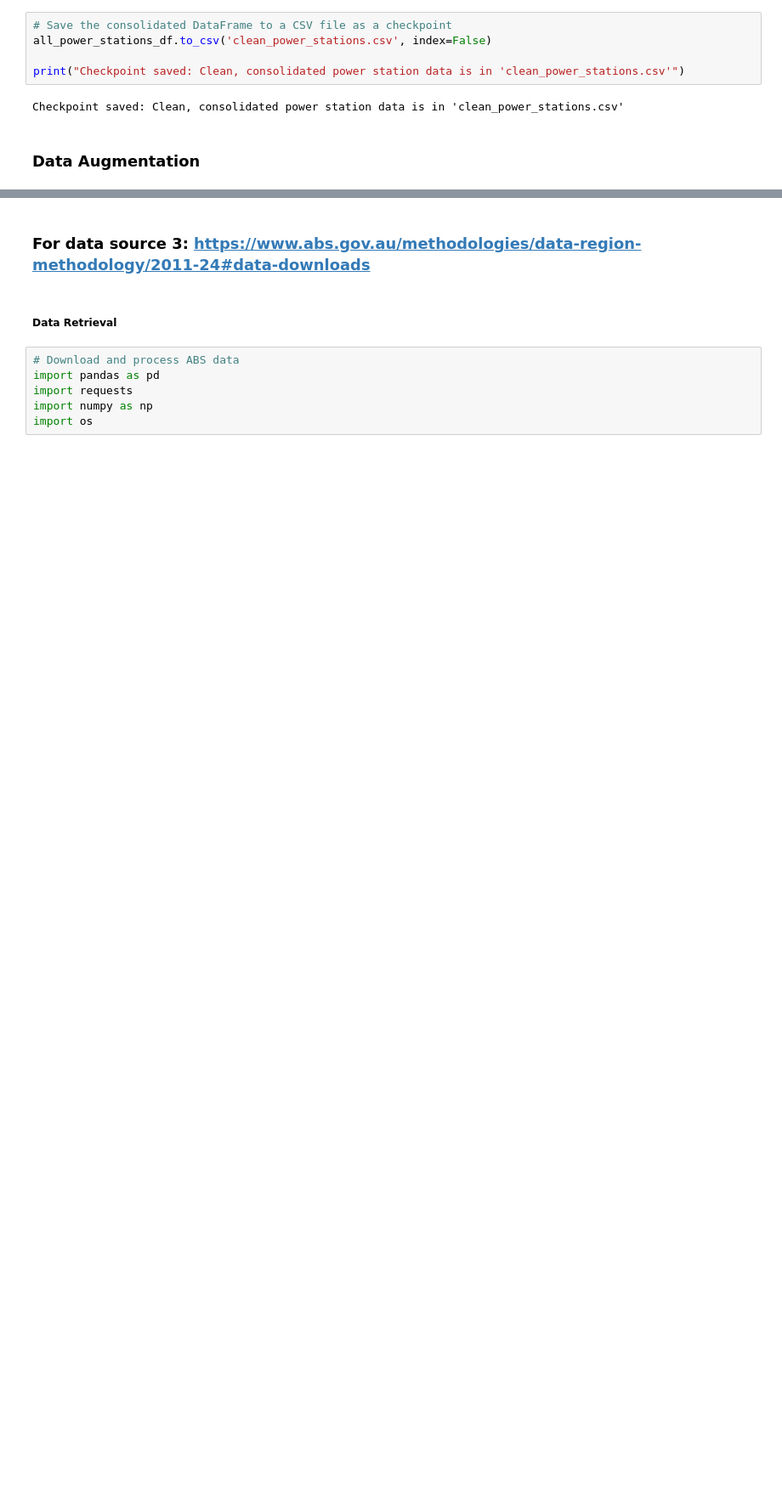
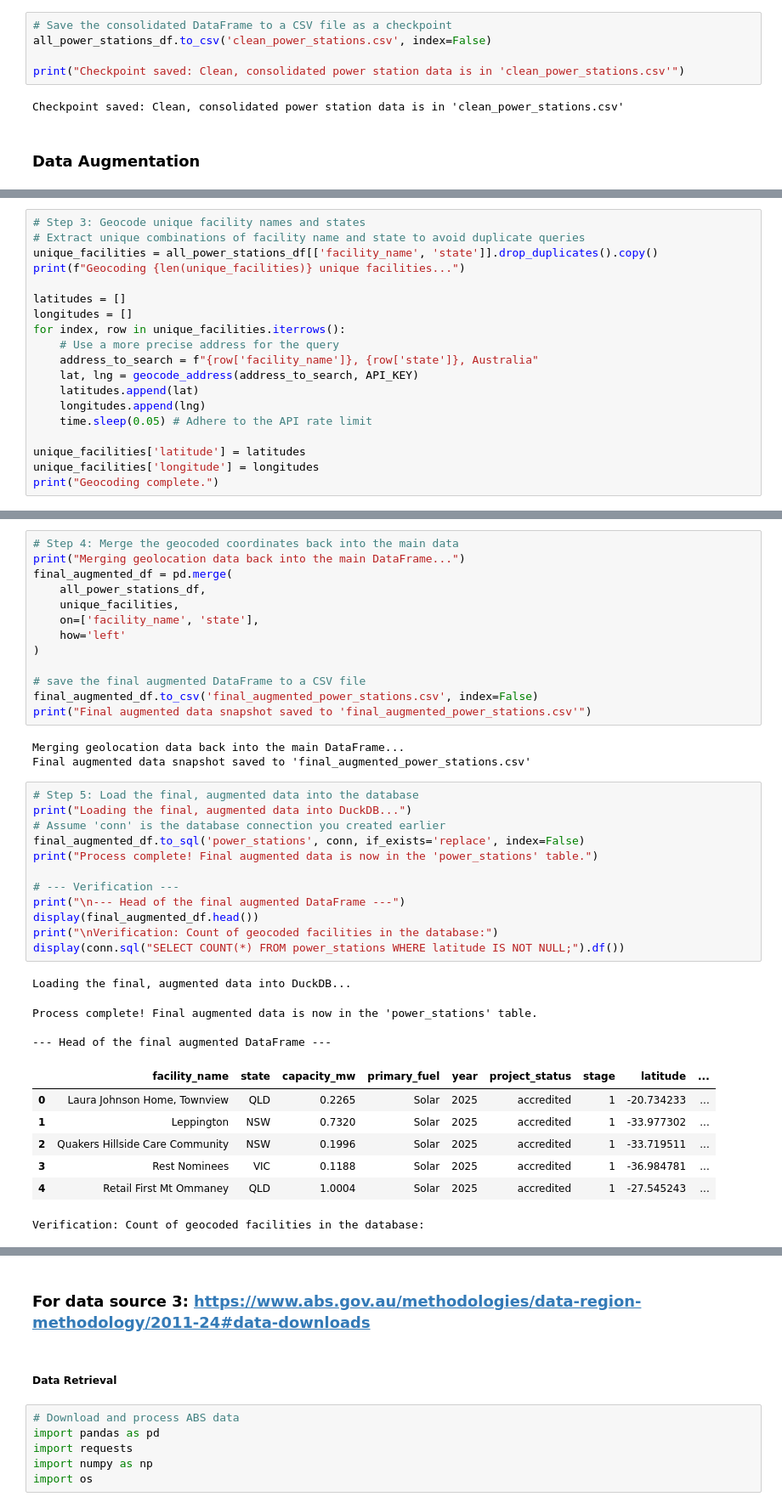
Before and after one commit to kerumixd/5339-Data-Engineering-Group-Porject, a Jupyter notebook: Assignment1.ipynb, the cells around one changed output, grey strips where cells are left out. Shown at 85% size. Saved outputs shown, nothing was run; the diff lists cells and outputs as text; blank space fills up the shorter version.

```diff
--- a/Assignment1.ipynb
+++ b/Assignment1.ipynb
@@ -1063,0 +1052,19 @@ No results found for address: Vast Solar Facility - VS1
+# %%
+# Step 3: Geocode unique facility names and states
+# Extract unique combinations of facility name and state to avoid duplicate queries
+unique_facilities = all_power_stations_df[['facility_name', 'state']].drop_duplicates().copy()
+print(f"Geocoding {len(unique_facilities)} unique facilities...")
+
+latitudes = []
+longitudes = []
+for index, row in unique_facilities.iterrows():
+    # Use a more precise address for the query
+    address_to_search = f"{row['facility_name']}, {row['state']}, Australia"
+    lat, lng = geocode_address(address_to_search, API_KEY)
+    latitudes.append(lat)
+    longitudes.append(lng)
+    time.sleep(0.05) # Adhere to the API rate limit
+
+unique_facilities['latitude'] = latitudes
+unique_facilities['longitude'] = longitudes
+print("Geocoding complete.")
@@ -1063,0 +1095,40 @@ No results found for address: Vast Solar Facility - VS1
+# %%
+# Step 4: Merge the geocoded coordinates back into the main data
+print("Merging geolocation data back into the main DataFrame...")
+final_augmented_df = pd.merge(
+    all_power_stations_df,
+    unique_facilities,
+    on=['facility_name', 'state'],
+    how='left'
+)
+
+# save the final augmented DataFrame to a CSV file
+final_augmented_df.to_csv('final_augmented_power_stations.csv', index=False)
+print("Final augmented data snapshot saved to 'final_augmented_power_stations.csv'")
+# %% [output]
+Merging geolocation data back into the main DataFrame...
+Final augmented data snapshot saved to 'final_augmented_power_stations.csv'
+# %%
+# Step 5: Load the final, augmented data into the database
+print("Loading the final, augmented data into DuckDB...")
+# Assume 'conn' is the database connection you created earlier
+final_augmented_df.to_sql('power_stations', conn, if_exists='replace', index=False)
+print("Process complete! Final augmented data is now in the 'power_stations' table.")
+
+# --- Verification ---
+print("\n--- Head of the final augmented DataFrame ---")
+display(final_augmented_df.head())
+print("\nVerification: Count of geocoded facilities in the database:")
+display(conn.sql("SELECT COUNT(*) FROM power_stations WHERE latitude IS NOT NULL;").df())
+# %% [output]
+Loading the final, augmented data into DuckDB...
+Process complete! Final augmented data is now in the 'power_stations' table.
+
+--- Head of the final augmented DataFrame ---
+|  | facility_name | state | capacity_mw | primary_fuel | year | project_status | stage | latitude | ... |
+| 0 | Laura Johnson Home, Townview | QLD | 0.2265 | Solar | 2025 | accredited | 1 | -20.734233 | ... |
+| 1 | Leppington | NSW | 0.7320 | Solar | 2025 | accredited | 1 | -33.977302 | ... |
+| 2 | Quakers Hillside Care Community | NSW | 0.1996 | Solar | 2025 | accredited | 1 | -33.719511 | ... |
+| 3 | Rest Nominees | VIC | 0.1188 | Solar | 2025 | accredited | 1 | -36.984781 | ... |
+| 4 | Retail First Mt Ommaney | QLD | 1.0004 | Solar | 2025 | accredited | 1 | -27.545243 | ... |
+Verification: Count of geocoded facilities in the database:
```
Also changed, not shown: parts of 9 cells of this notebook.
